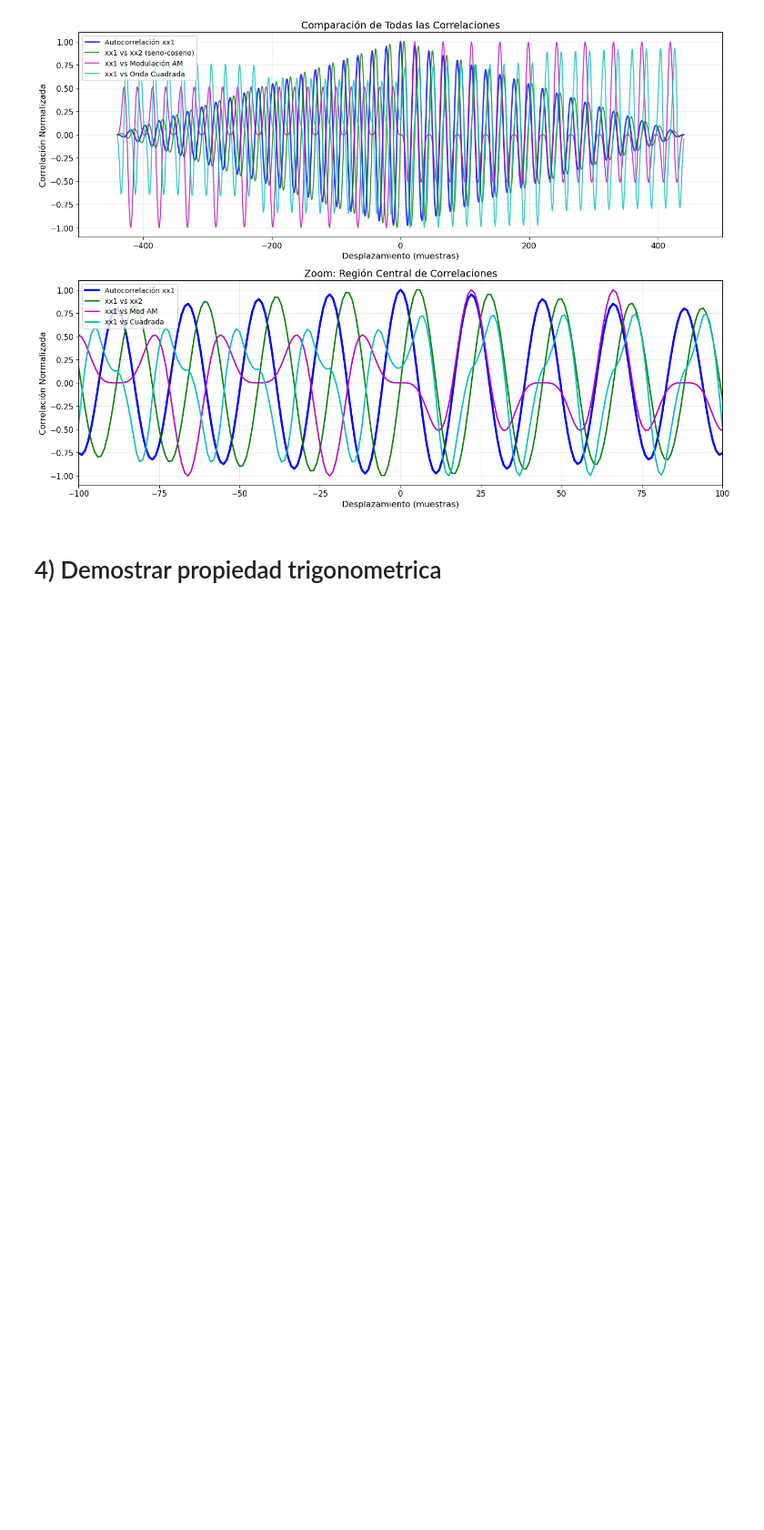
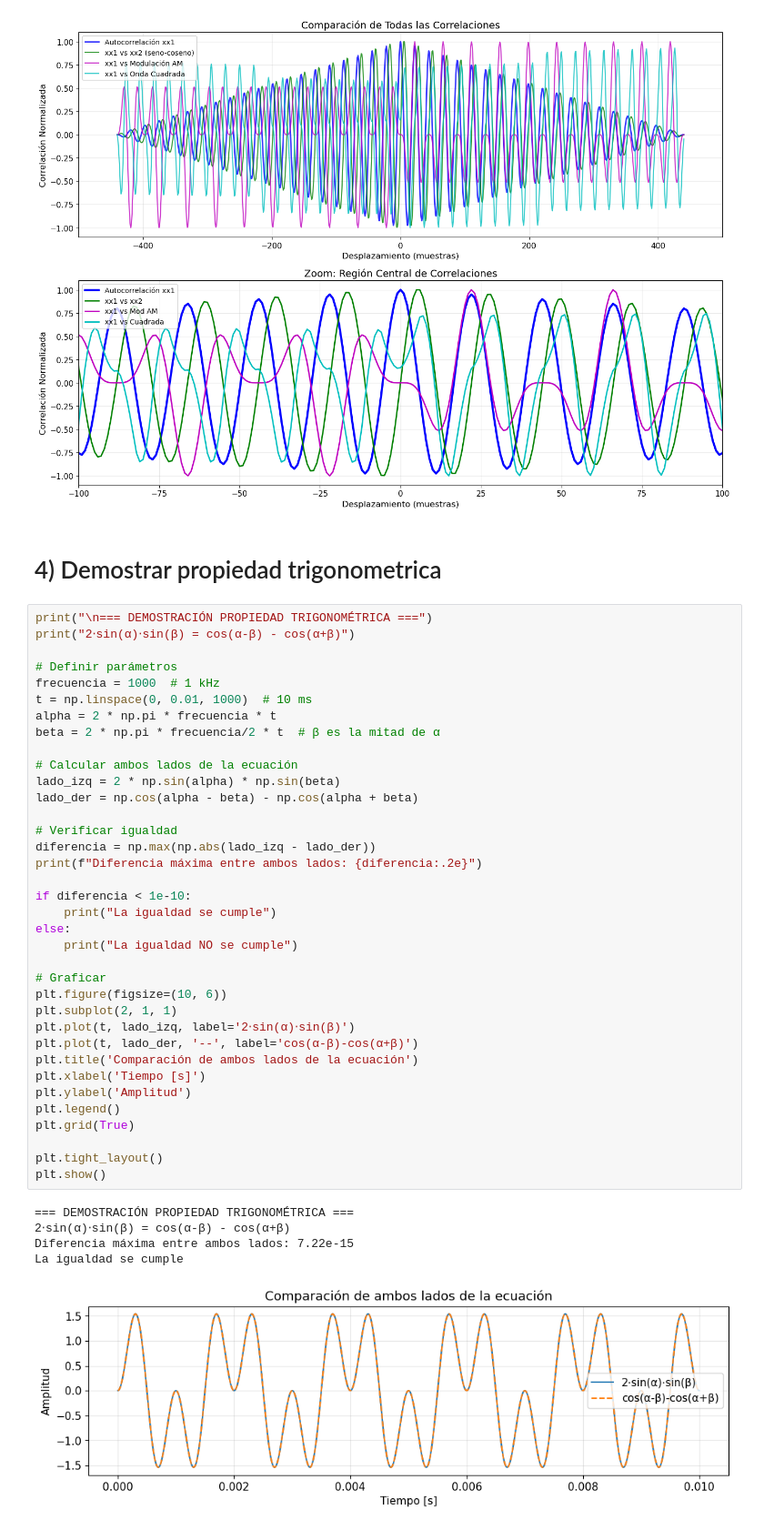
Before and after one commit to felax14/APS, a Jupyter notebook: TS1-Berganza.ipynb, the cells around one changed output. Shown at 91% size. Cells and saved outputs as stored; diff of their text form; blank space fills up the shorter version.

```diff
--- a/TS1-Berganza.ipynb
+++ b/TS1-Berganza.ipynb
@@ -390,3 +390,45 @@ plt.show()
 [figure]
 # %% [markdown]
 # 4) Demostrar propiedad trigonometrica
+# %%
+print("\n=== DEMOSTRACIÓN PROPIEDAD TRIGONOMÉTRICA ===")
+print("2⋅sin(α)⋅sin(β) = cos(α-β) - cos(α+β)")
+
+# Definir parámetros
+frecuencia = 1000  # 1 kHz
+t = np.linspace(0, 0.01, 1000)  # 10 ms
+alpha = 2 * np.pi * frecuencia * t
+beta = 2 * np.pi * frecuencia/2 * t  # β es la mitad de α
+
+# Calcular ambos lados de la ecuación
+lado_izq = 2 * np.sin(alpha) * np.sin(beta)
+lado_der = np.cos(alpha - beta) - np.cos(alpha + beta)
+
+# Verificar igualdad
+diferencia = np.max(np.abs(lado_izq - lado_der))
+print(f"Diferencia máxima entre ambos lados: {diferencia:.2e}")
+
+if diferencia < 1e-10:
+    print("La igualdad se cumple")
+else:
+    print("La igualdad NO se cumple")
+
+# Graficar
+plt.figure(figsize=(10, 6))
+plt.subplot(2, 1, 1)
+plt.plot(t, lado_izq, label='2⋅sin(α)⋅sin(β)')
+plt.plot(t, lado_der, '--', label='cos(α-β)-cos(α+β)')
+plt.title('Comparación de ambos lados de la ecuación')
+plt.xlabel('Tiempo [s]')
+plt.ylabel('Amplitud')
+plt.legend()
+plt.grid(True)
+
+plt.tight_layout()
+plt.show()
+# %% [output]
+=== DEMOSTRACIÓN PROPIEDAD TRIGONOMÉTRICA ===
+2⋅sin(α)⋅sin(β) = cos(α-β) - cos(α+β)
+Diferencia máxima entre ambos lados: 7.22e-15
+La igualdad se cumple
+[figure, added]
```
